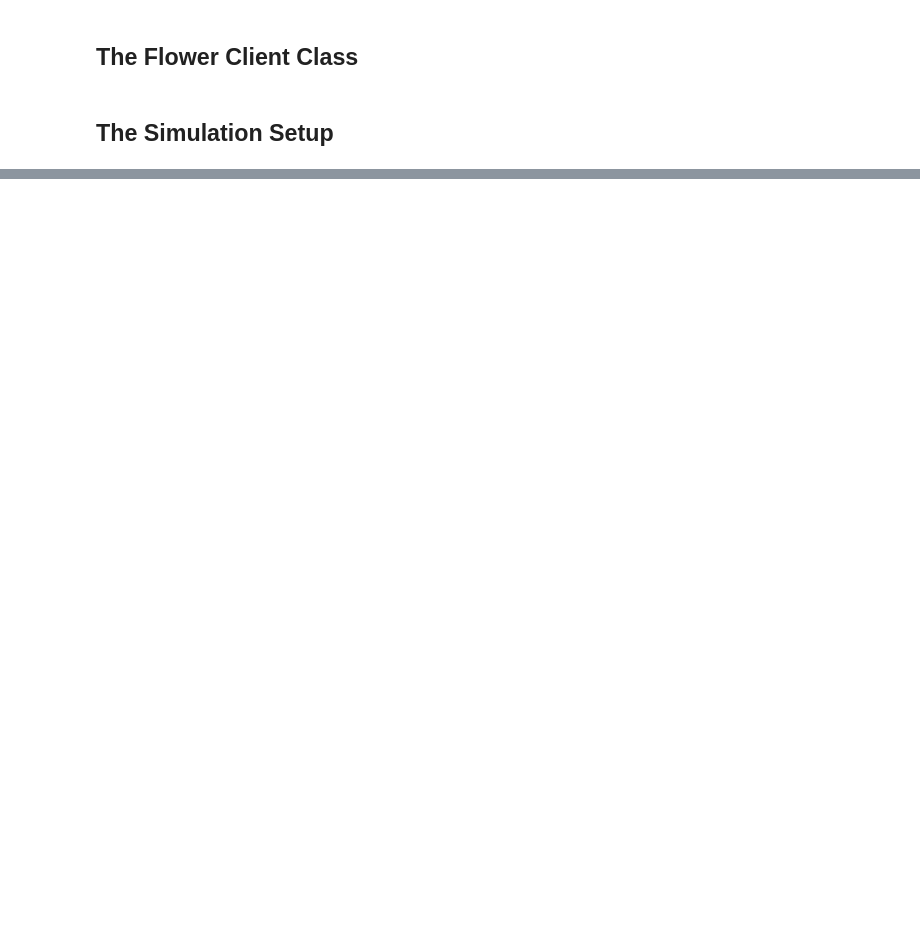
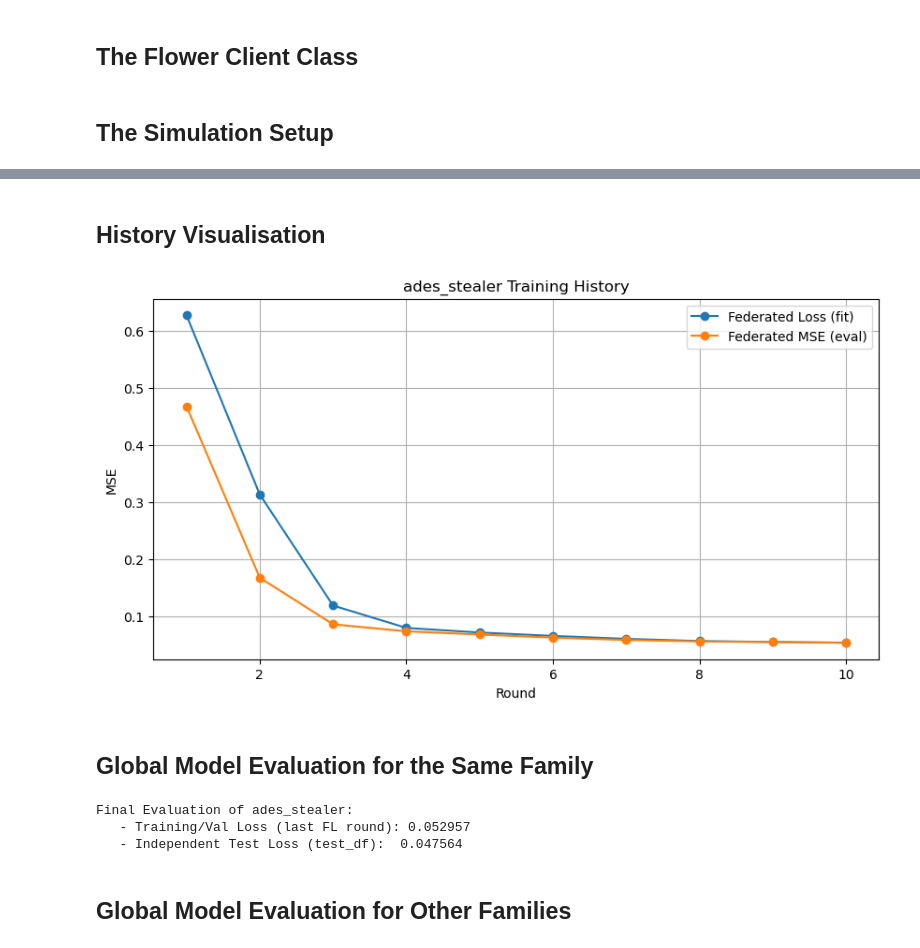
Before and after one commit to rychly/AutoFedProfile, a Jupyter notebook: notebooks/malware-autoencoder-test-flwr.ipynb, the cells around one changed output, grey strips where cells are left out. Cells and saved outputs as stored; diff of their text form; code cells hidden in the pictures; blank space fills up the shorter version.

Commit message:
Finished single-family FL notebook.

```diff
--- a/notebooks/malware-autoencoder-test-flwr.ipynb
+++ b/notebooks/malware-autoencoder-test-flwr.ipynb
@@ -149,0 +268,50 @@ NameError: name 'splits' is not defined
+# %% [markdown]
+## History Visualisation
+# %%
+import matplotlib.pyplot as plt
+
+rounds = [item[0] for item in fed_eval_history]
+losses = [item[1] for item in fed_eval_history]
+train_losses = [item[2]["train_loss"] for item in fed_fit_history]
+mses = [item[2]["mse"] for item in fed_eval_history]
+
+plt.figure(figsize=(10, 5))
+plt.plot(rounds, train_losses, marker="o", label="Federated Loss (fit)")
+plt.plot(rounds, mses, marker="o", label="Federated MSE (eval)")
+plt.title(f"{TARGET_FAMILY} Training History")
+plt.xlabel("Round")
+plt.ylabel("MSE")
+plt.grid(True)
+plt.legend()
+plt.show()
+# %% [output]
+[figure, added]
+# %% [markdown]
+## Global Model Evaluation for the Same Family
+# %%
+# Get the global model from our global dictionary
+eval_model = Net(input_dim=input_dim, encoding_dim=10).to(device)
+weights = trained_global_models[TARGET_FAMILY]
+params_dict = zip(eval_model.state_dict().keys(), weights)
+state_dict = OrderedDict({k: torch.tensor(v) for k, v in params_dict})
+eval_model.load_state_dict(state_dict)
+eval_model.eval()
+
+# Prepare test data
+X_test_raw = pipeline.transform(extract_features(test_df))
+X_test_scaled = np.clip(scaler.transform(X_test_raw), 0, 1)
+
+# Evaluate the global model
+final_test_loss = evaluate_model(
+    model=eval_model, data_loader=X_test_scaled, criterion=nn.BCELoss(), device=device
+)
+
+print(f"Final Evaluation of {TARGET_FAMILY}:")
+print(f"   - Training/Val Loss (last FL round): {mses[-1]:.6f}")
+print(f"   - Independent Test Loss (test_df):  {final_test_loss:.6f}")
+# %% [output]
+Final Evaluation of ades_stealer:
+   - Training/Val Loss (last FL round): 0.052957
+   - Independent Test Loss (test_df):  0.047564
+# %% [markdown]
+## Global Model Evaluation for Other Families
```
Also changed, not shown: parts of 6 cells of this notebook, 1 other file.
